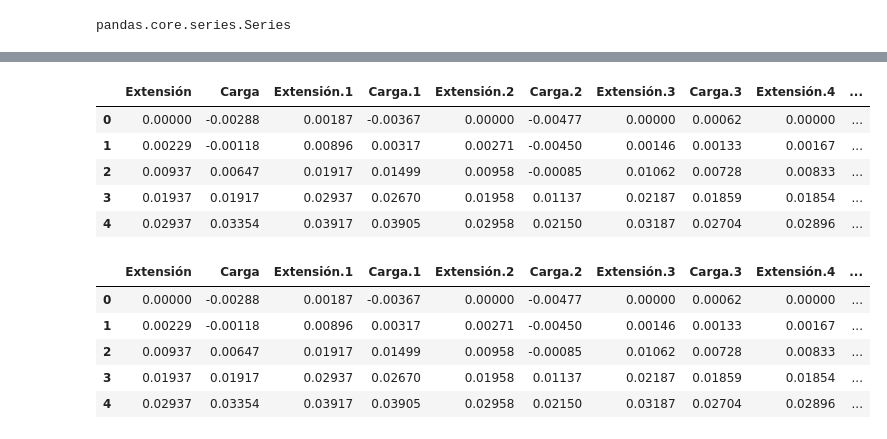
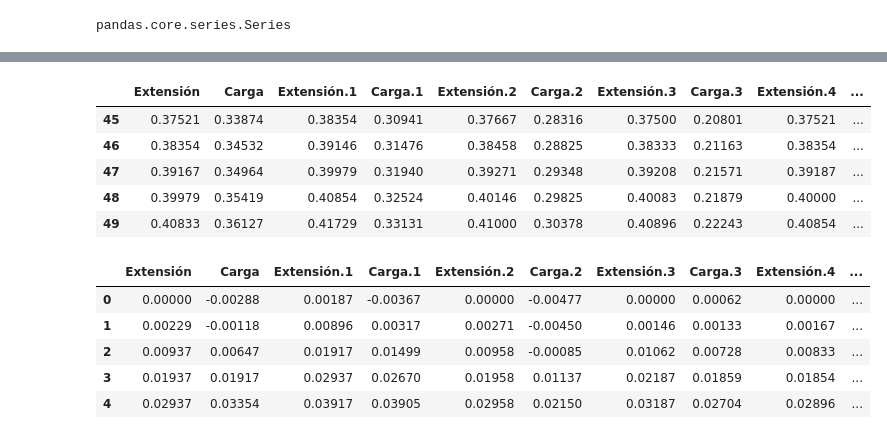
Before and after one commit to zeus2301/Analisis, a Jupyter notebook: Análisis de datos2.ipynb, the cells around one changed output, grey strips where cells are left out. Drawn from its saved outputs; the diff is of its cells as text; code cells hidden in the pictures.

```diff
--- a/Análisis de datos2.ipynb
+++ b/Análisis de datos2.ipynb
@@ -63,9 +64,9 @@ pd.notnull(data["Extensión"]).values.ravel().sum()
 # %% [markdown]
 # Borrado de columnas de "Tiempo"
 # %%
-data3 =data
-data3 =data3.drop(["Tiempo", "Tiempo.1", "Tiempo.2", "Tiempo.3","Tiempo.4","Tiempo.5"],axis=1)
-data3.head()
+data1 =data
+data1 =data1.drop(["Tiempo", "Tiempo.1", "Tiempo.2", "Tiempo.3","Tiempo.4","Tiempo.5"],axis=1)
+data1.head()
 # %% [output]
 |  | Extensión | Carga | Extensión.1 | Carga.1 | Extensión.2 | Carga.2 | Extensión.3 | Carga.3 | Extensión.4 | ... |
 | 0 | 0.00000 | -0.00288 | 0.00187 | -0.00367 | 0.00000 | -0.00477 | 0.00000 | 0.00062 | 0.00000 | ... |
@@ -74,7 +75,9 @@ data3.head()
 | 3 | 0.01937 | 0.01917 | 0.02937 | 0.02670 | 0.01958 | 0.01137 | 0.02187 | 0.01859 | 0.01854 | ... |
 | 4 | 0.02937 | 0.03354 | 0.03917 | 0.03905 | 0.02958 | 0.02150 | 0.03187 | 0.02704 | 0.02896 | ... |
 # %%
-account_lenght = data3[["Extensión","Carga", "Extensión.1", "Carga.1", "Extensión.2", "Carga.2", "Extensión.3", "Carga.3", "Extensión.4", "Carga.4", "Extensión.5", "Carga.5"]]
+account_lenght = data1[["Extensión","Carga", "Extensión.1", "Carga.1", "Extensión.2", "Carga.2", "Extensión.3", "Carga.3", "Extensión.4", "Carga.4", "Extensión.5", "Carga.5"]]
 account_lenght.head()
+data2 = data1[data1["Extensión"]<3610]
+data2.tail()
 # %% [output]
 |  | Extensión | Carga | Extensión.1 | Carga.1 | Extensión.2 | Carga.2 | Extensión.3 | Carga.3 | Extensión.4 | ... |
@@ -155,11 +125,11 @@ data3[:10]
 # %%
-subset1 = data3[["Extensión", "Carga", "Extensión.1", "Carga.1", "Extensión.2", "Carga.2", "Extensión.3", "Carga.3", "Extensión.4", "Carga.4", "Extensión.5", "Carga.1", "Extensión.5", "Carga.5"]][:50]
-subset1.head()
+subset1 = data2[["Extensión", "Carga", "Extensión.1", "Carga.1", "Extensión.2", "Carga.2", "Extensión.3", "Carga.3", "Extensión.4", "Carga.4", "Extensión.5", "Carga.1", "Extensión.5", "Carga.5"]][:50]
+subset1.tail()
 # %% [output]
 |  | Extensión | Carga | Extensión.1 | Carga.1 | Extensión.2 | Carga.2 | Extensión.3 | Carga.3 | Extensión.4 | ... |
-| 0 | 0.00000 | -0.00288 | 0.00187 | -0.00367 | 0.00000 | -0.00477 | 0.00000 | 0.00062 | 0.00000 | ... |
-| 1 | 0.00229 | -0.00118 | 0.00896 | 0.00317 | 0.00271 | -0.00450 | 0.00146 | 0.00133 | 0.00167 | ... |
-| 2 | 0.00937 | 0.00647 | 0.01917 | 0.01499 | 0.00958 | -0.00085 | 0.01062 | 0.00728 | 0.00833 | ... |
-| 3 | 0.01937 | 0.01917 | 0.02937 | 0.02670 | 0.01958 | 0.01137 | 0.02187 | 0.01859 | 0.01854 | ... |
-| 4 | 0.02937 | 0.03354 | 0.03917 | 0.03905 | 0.02958 | 0.02150 | 0.03187 | 0.02704 | 0.02896 | ... |
+| 45 | 0.37521 | 0.33874 | 0.38354 | 0.30941 | 0.37667 | 0.28316 | 0.37500 | 0.20801 | 0.37521 | ... |
+| 46 | 0.38354 | 0.34532 | 0.39146 | 0.31476 | 0.38458 | 0.28825 | 0.38333 | 0.21163 | 0.38354 | ... |
+| 47 | 0.39167 | 0.34964 | 0.39979 | 0.31940 | 0.39271 | 0.29348 | 0.39208 | 0.21571 | 0.39187 | ... |
+| 48 | 0.39979 | 0.35419 | 0.40854 | 0.32524 | 0.40146 | 0.29825 | 0.40083 | 0.21879 | 0.40000 | ... |
+| 49 | 0.40833 | 0.36127 | 0.41729 | 0.33131 | 0.41000 | 0.30378 | 0.40896 | 0.22243 | 0.40854 | ... |
 # %%
```
Also changed, not shown: parts of 15 cells of this notebook.
